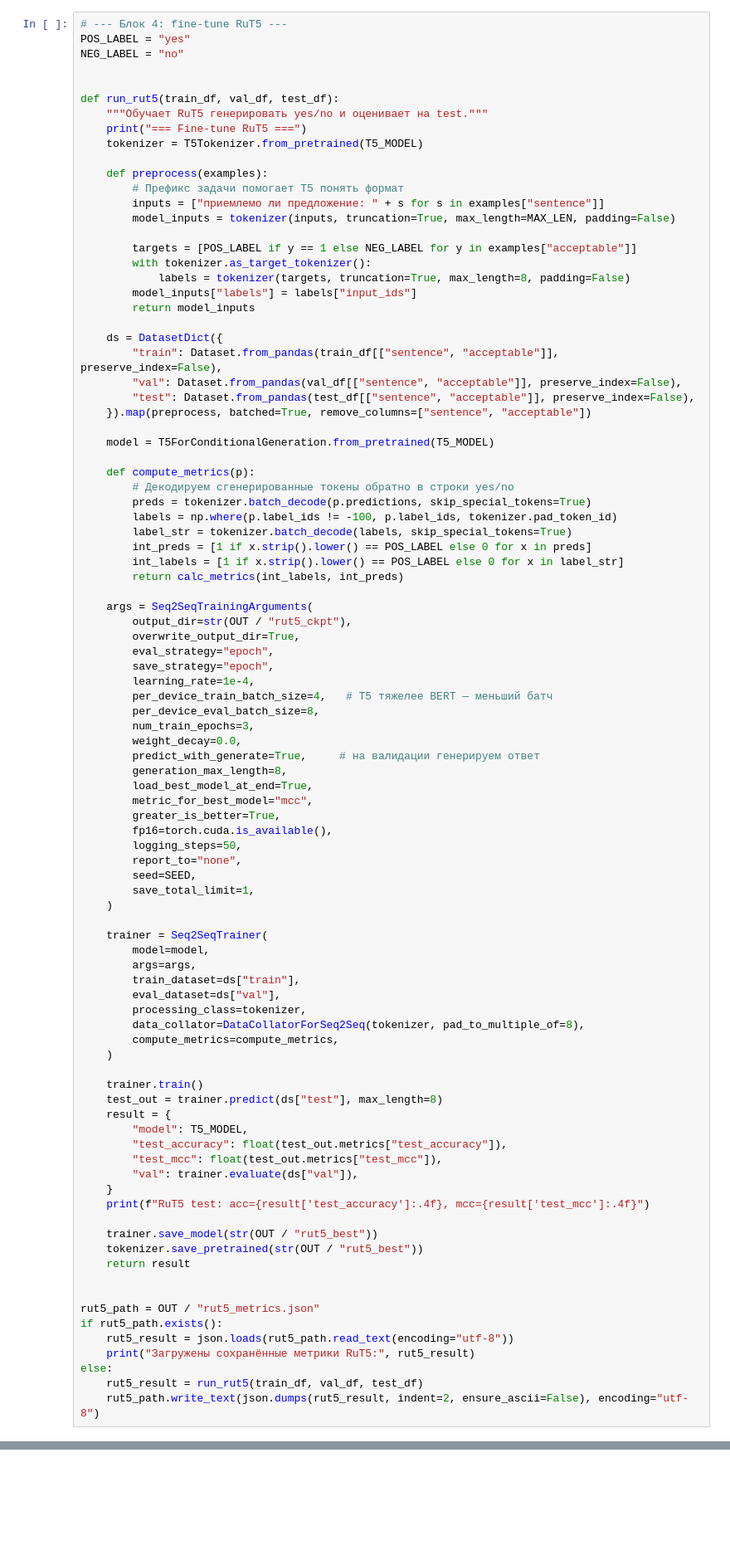
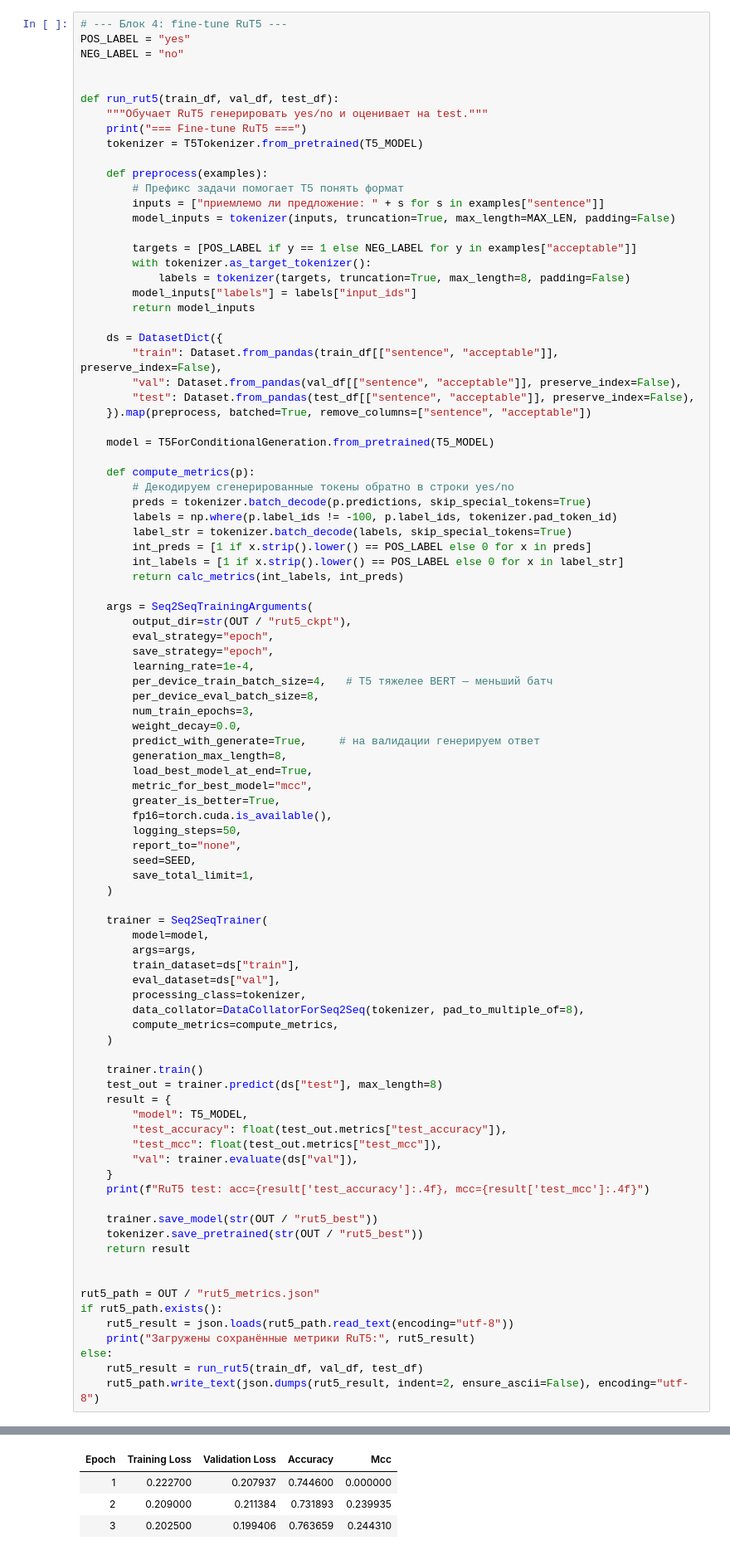
Before and after one commit to GreekIgor/ML_PROFESSIONAL, a Jupyter notebook: hw_27/hw_27_rucola_transformers.ipynb, the cells around one changed output, grey strips where cells are left out. Shown at 83% size. Saved outputs shown, nothing was run; the diff lists cells and outputs as text; blank space fills up the shorter version.

```diff
--- a/hw_27/hw_27_rucola_transformers.ipynb
+++ b/hw_27/hw_27_rucola_transformers.ipynb
@@ -430,7 +458,6 @@ def run_rut5(train_df, val_df, test_df):
 
     args = Seq2SeqTrainingArguments(
         output_dir=str(OUT / "rut5_ckpt"),
-        overwrite_output_dir=True,
         eval_strategy="epoch",
         save_strategy="epoch",
         learning_rate=1e-4,
@@ -482,3 +509,4 @@ if rut5_path.exists():
 else:
     rut5_result = run_rut5(train_df, val_df, test_df)
     rut5_path.write_text(json.dumps(rut5_result, indent=2, ensure_ascii=False), encoding="utf-8")
+# %% [output]
@@ -484,0 +517,4 @@ else:
+| Epoch | Training Loss | Validation Loss | Accuracy | Mcc |
+| 1 | 0.222700 | 0.207937 | 0.744600 | 0.000000 |
+| 2 | 0.209000 | 0.211384 | 0.731893 | 0.239935 |
+| 3 | 0.202500 | 0.199406 | 0.763659 | 0.244310 |
```
Also changed, not shown: parts of 7 cells of this notebook.
